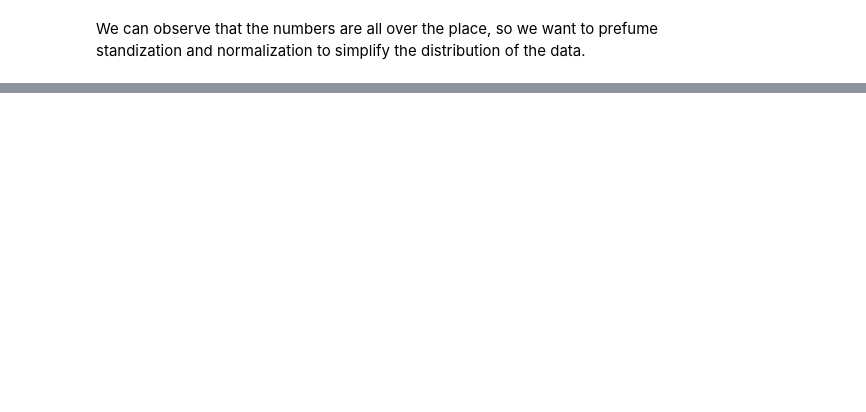
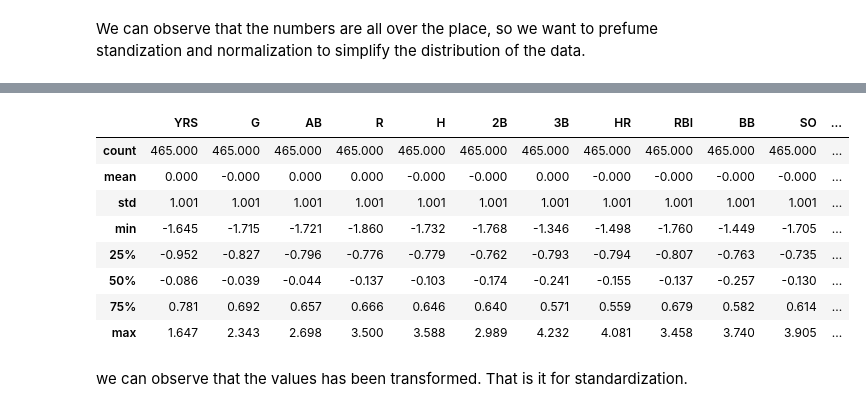
Before and after one commit to LegendSeyi/AI-tutorial-practice, a Jupyter notebook: train_test_split.ipynb, the cells around one changed output, grey strips where cells are left out. Drawn from its saved outputs; the diff is of its cells as text; code cells hidden in the pictures; blank space fills up the shorter version.

```diff
--- a/train_test_split.ipynb
+++ b/train_test_split.ipynb
@@ -189,3 +189,6 @@ data_mod.describe().round(3)
 | max | 24.000 | 3707.000 | 14247.000 | 2255.000 | 5100.000 | 849.000 | 330.000 | 622.000 | 2647.000 | 2099.000 | 3352.000 | ... |
 # %% [markdown]
 We can observe that the numbers are all over the place, so we want to prefume standization and normalization to simplify the distribution of the data.
+# %%
+# Since we have 13 columns, we tag our standard scaler as X1,
+X1 = data_mod.iloc[:, 0:13]
@@ -191,0 +200,4 @@ We can observe that the numbers are all over the place, so we want to prefume st
+# %%
+scaleStandard = StandardScaler()
+# %%
+X1 = scaleStandard.fit_transform(X1)
@@ -191,0 +220,3 @@ We can observe that the numbers are all over the place, so we want to prefume st
+# %%
+# let convert it to a dataframe back
+X1 = pd.DataFrame(X1, columns=data_mod.columns[0:13])
@@ -191,0 +232,14 @@ We can observe that the numbers are all over the place, so we want to prefume st
+# %%
+X1.describe().round(3)
+# %% [output]
+|  | YRS | G | AB | R | H | 2B | 3B | HR | RBI | BB | SO | ... |
+| count | 465.000 | 465.000 | 465.000 | 465.000 | 465.000 | 465.000 | 465.000 | 465.000 | 465.000 | 465.000 | 465.000 | ... |
+| mean | 0.000 | -0.000 | 0.000 | 0.000 | -0.000 | -0.000 | 0.000 | -0.000 | -0.000 | -0.000 | -0.000 | ... |
+| std | 1.001 | 1.001 | 1.001 | 1.001 | 1.001 | 1.001 | 1.001 | 1.001 | 1.001 | 1.001 | 1.001 | ... |
+| min | -1.645 | -1.715 | -1.721 | -1.860 | -1.732 | -1.768 | -1.346 | -1.498 | -1.760 | -1.449 | -1.705 | ... |
+| 25% | -0.952 | -0.827 | -0.796 | -0.776 | -0.779 | -0.762 | -0.793 | -0.794 | -0.807 | -0.763 | -0.735 | ... |
+| 50% | -0.086 | -0.039 | -0.044 | -0.137 | -0.103 | -0.174 | -0.241 | -0.155 | -0.137 | -0.257 | -0.130 | ... |
+| 75% | 0.781 | 0.692 | 0.657 | 0.666 | 0.646 | 0.640 | 0.571 | 0.559 | 0.679 | 0.582 | 0.614 | ... |
+| max | 1.647 | 2.343 | 2.698 | 3.500 | 3.588 | 2.989 | 4.232 | 4.081 | 3.458 | 3.740 | 3.905 | ... |
+# %% [markdown]
+we can observe that the values has been transformed. That is it for standardization.
```
Also changed, not shown: parts of 13 cells of this notebook.
